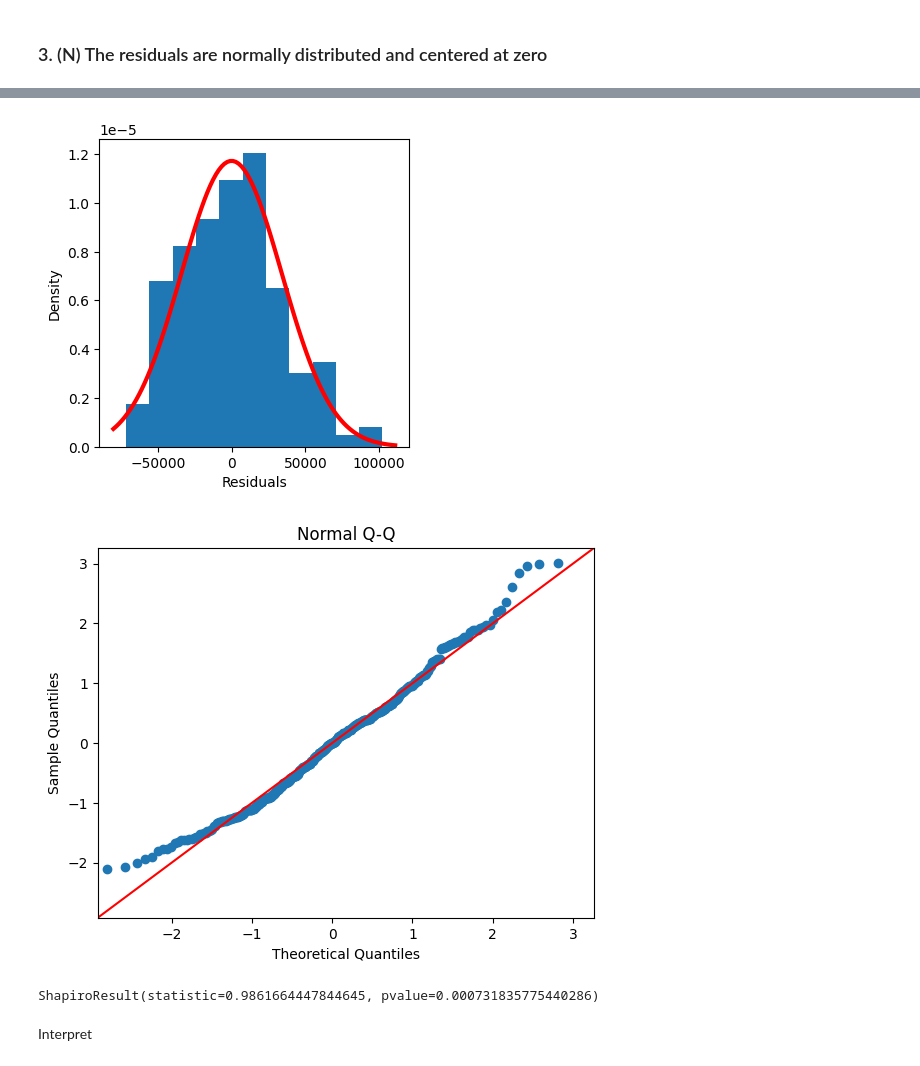
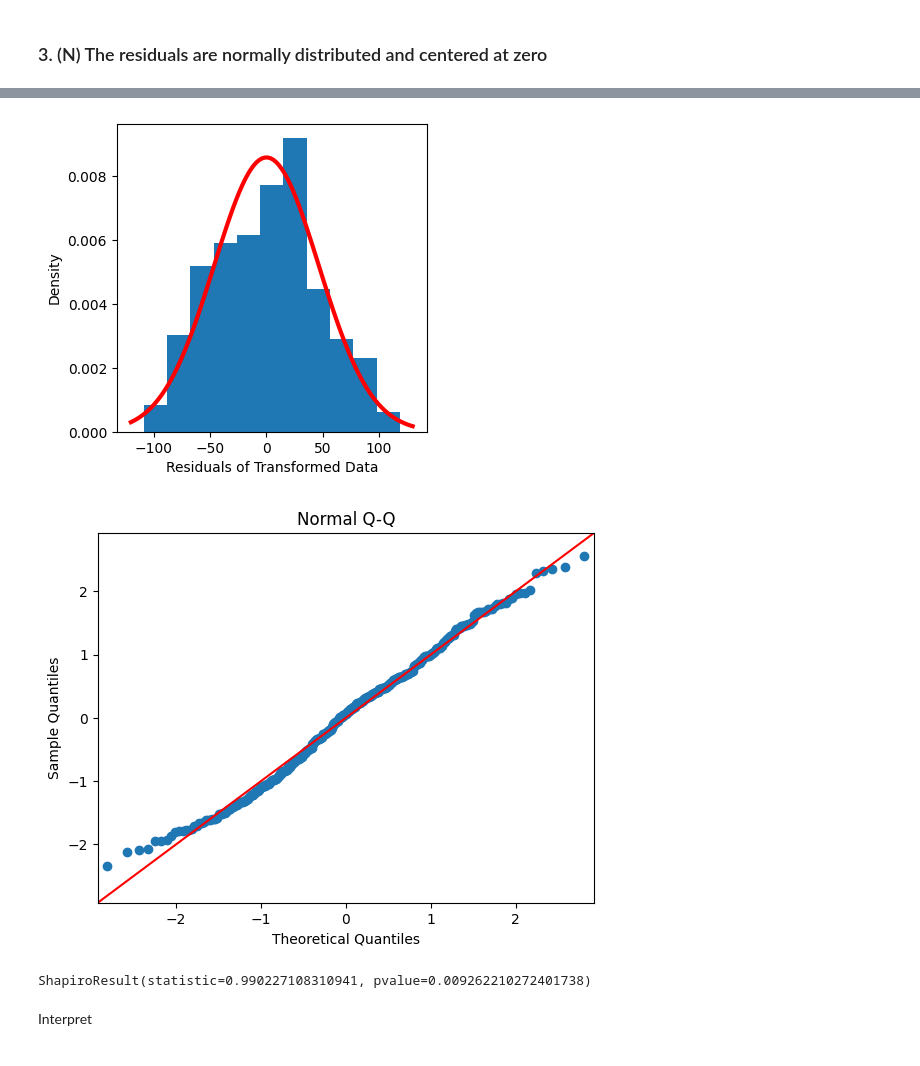
Before and after one commit to ksbuffaloe/Data-5600, a Jupyter notebook: 01_project/SCRIPTS/tech_employee_salary.ipynb, the cells around one changed output, grey strips where cells are left out. Saved outputs shown, nothing was run; the diff lists cells and outputs as text; code cells hidden in the pictures.

```diff
--- a/01_project/SCRIPTS/tech_employee_salary.ipynb
+++ b/01_project/SCRIPTS/tech_employee_salary.ipynb
@@ -433,7 +433,7 @@ Notes:
 [1] Standard Errors assume that the covariance matrix of the errors is correctly specified.
 # %%
 #add the residuals and the fitted values to our dataframe
-emp_trim['residuals_trans'] = res_trans.resid
+emp_trim['res_trans'] = res_trans.resid
 emp_trim['fittedvalues_trans'] = res_trans.fittedvalues
 emp_trim.head()
 # %% [output]
@@ -512,44 +513,44 @@ plt.show()
 # %%
 # Histogram
 fig = plt.figure(figsize = (4, 4))
 
 # plot histogram (density = True so that it's on the same scale as the normal distribution)
-plt.hist(emp_trim['res_raw'],
+plt.hist(emp_trim['res_trans'],
          density = True,
          bins = 11)
-plt.xlabel("Residuals")
+plt.xlabel("Residuals of Transformed Data")
 plt.ylabel("Density")
 
 # calculate mean and standard deviation
-mean = np.mean(emp_trim['res_raw'])
-sd = np.std(emp_trim['res_raw'])
+mean = np.mean(emp_trim['res_trans'])
+sd = np.std(emp_trim['res_trans'])
 
 # generate x values to plot
 xmin, xmax = plt.xlim()
 x = np.linspace(xmin, xmax, 100)
 
 # plot normal distribution curve
 plt.plot(x,
          stats.norm.pdf(x, mean, sd),
          color = 'r',
          lw = 3)
 plt.show()
 # %% [output]
-[figure, old version]
+[figure, new version]
 # %%
 # Q-Q Plot (Normal Probability Plot)
-sm.qqplot(emp_trim['res_raw'],
+sm.qqplot(emp_trim['res_trans'],
           line = '45',
           fit = True)
 plt.title("Normal Q-Q")
 plt.show()
 # %% [output]
-[figure, old version]
+[figure, new version]
 # %%
 # Shapiro-Wilk Test
-stats.shapiro(emp_trim['res_raw'])
+stats.shapiro(emp_trim['res_trans'])
 # %% [output]
-ShapiroResult(statistic=0.9861664447844645, pvalue=0.000731835775440286)
+ShapiroResult(statistic=0.990227108310941, pvalue=0.009262210272401738)
 # %% [markdown]
 Interpret
 # %% [markdown]
```
Also changed, not shown: parts of 11 cells of this notebook.
